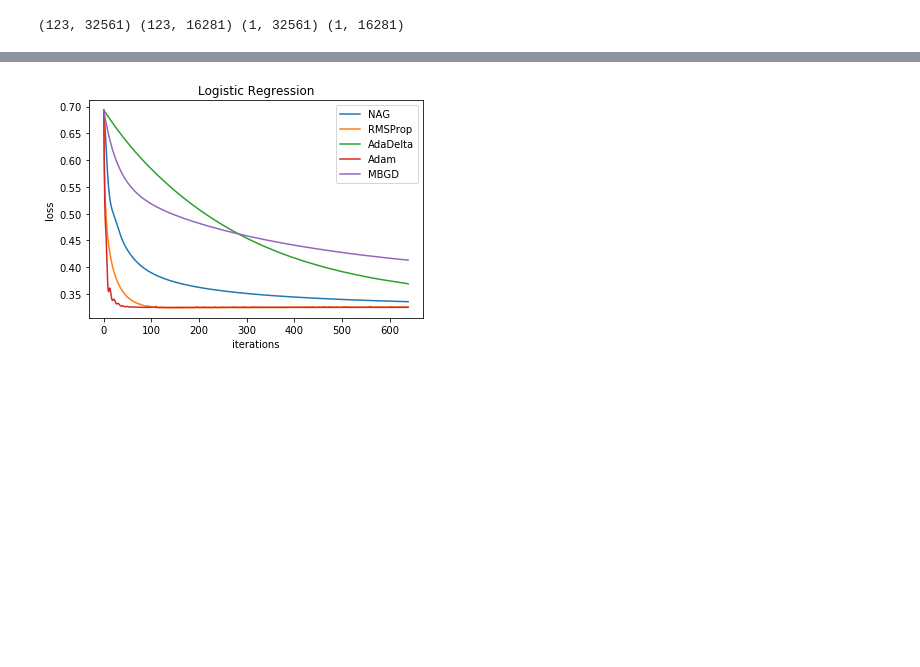
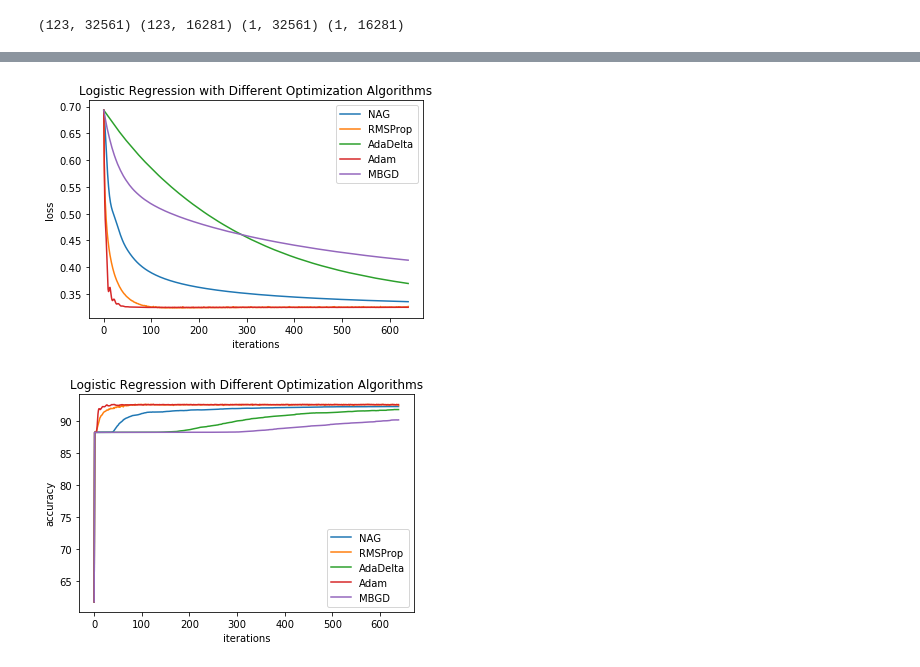
Before and after one commit to nopyhe/ML2017-lab-02, a Jupyter notebook: RegressionExperiment.ipynb, the cells around one changed output, grey strips where cells are left out. Saved outputs shown, nothing was run; the diff lists cells and outputs as text; code cells hidden in the pictures; blank space fills up the shorter version.

```diff
--- a/RegressionExperiment.ipynb
+++ b/RegressionExperiment.ipynb
@@ -236,11 +236,31 @@ plt.legend() # 图例
 plt.ylabel('loss')
 plt.xlabel('iterations')
 # plt.yscale('log')
-plt.title('Logistic Regression')
+plt.title('Logistic Regression with Different Optimization Algorithms')
 # plt.show()
 plt.savefig('report/logistic_regression_loss_with_different_optimization_algorithm.eps', format='eps', dpi=1000)
 # %% [output]
-[figure, old version]
+[figure, new version]
+# %%
+# 画图
+
+plt.plot(accuracy_NAG, label='NAG')
+plt.plot(accuracy_RMSProp, label='RMSProp')
+plt.plot(accuracy_AdaDelta, label='AdaDelta')
+plt.plot(accuracy_Adam, label='Adam')
+plt.plot(accuracy_GD, label='MBGD')
+
+
+plt.legend() # 图例
+# plt.axis([50,100,0,0.4])
+plt.ylabel('accuracy')
+plt.xlabel('iterations')
+# plt.yscale('log')
+plt.title('Logistic Regression with Different Optimization Algorithms')
+# plt.show()
+plt.savefig('report/logistic_regression_accuracy_with_different_optimization_algorithm.eps', format='eps', dpi=1000)
+# %% [output]
+[figure, added]
 # %%
 num_epochs = 800
 max_num_iterations = 1000
```
Also changed, not shown: parts of 5 cells of this notebook, 3 other files.
